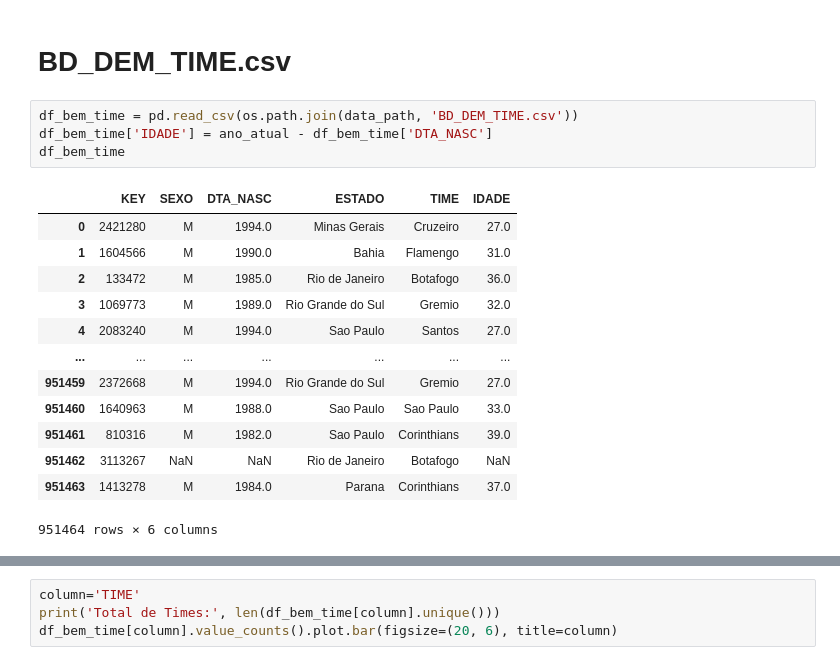
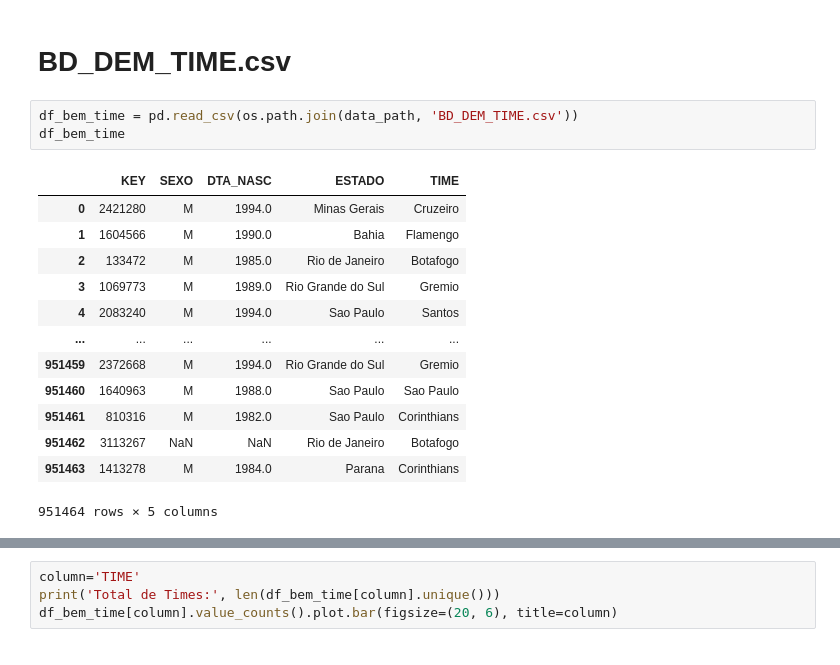
Before and after one commit to Eduardo1000/globo_case, a Jupyter notebook: AED.ipynb, the cells around one changed output, grey strips where cells are left out. Drawn from its saved outputs; the diff is of its cells as text.

```diff
--- a/AED.ipynb
+++ b/AED.ipynb
@@ -18,19 +20,18 @@ ano_antigo = 1900
 # BD_DEM_TIME.csv
 # %%
 df_bem_time = pd.read_csv(os.path.join(data_path, 'BD_DEM_TIME.csv'))
-df_bem_time['IDADE'] = ano_atual - df_bem_time['DTA_NASC']
 df_bem_time
 # %% [output]
-|  | KEY | SEXO | DTA_NASC | ESTADO | TIME | IDADE |
-| 0 | 2421280 | M | 1994.0 | Minas Gerais | Cruzeiro | 27.0 |
-| 1 | 1604566 | M | 1990.0 | Bahia | Flamengo | 31.0 |
-| 2 | 133472 | M | 1985.0 | Rio de Janeiro | Botafogo | 36.0 |
-| 3 | 1069773 | M | 1989.0 | Rio Grande do Sul | Gremio | 32.0 |
-| 4 | 2083240 | M | 1994.0 | Sao Paulo | Santos | 27.0 |
-| ... | ... | ... | ... | ... | ... | ... |
-| 951459 | 2372668 | M | 1994.0 | Rio Grande do Sul | Gremio | 27.0 |
-| 951460 | 1640963 | M | 1988.0 | Sao Paulo | Sao Paulo | 33.0 |
-| 951461 | 810316 | M | 1982.0 | Sao Paulo | Corinthians | 39.0 |
-| 951462 | 3113267 | NaN | NaN | Rio de Janeiro | Botafogo | NaN |
-| 951463 | 1413278 | M | 1984.0 | Parana | Corinthians | 37.0 |
+|  | KEY | SEXO | DTA_NASC | ESTADO | TIME |
+| 0 | 2421280 | M | 1994.0 | Minas Gerais | Cruzeiro |
+| 1 | 1604566 | M | 1990.0 | Bahia | Flamengo |
+| 2 | 133472 | M | 1985.0 | Rio de Janeiro | Botafogo |
+| 3 | 1069773 | M | 1989.0 | Rio Grande do Sul | Gremio |
+| 4 | 2083240 | M | 1994.0 | Sao Paulo | Santos |
+| ... | ... | ... | ... | ... | ... |
+| 951459 | 2372668 | M | 1994.0 | Rio Grande do Sul | Gremio |
+| 951460 | 1640963 | M | 1988.0 | Sao Paulo | Sao Paulo |
+| 951461 | 810316 | M | 1982.0 | Sao Paulo | Corinthians |
+| 951462 | 3113267 | NaN | NaN | Rio de Janeiro | Botafogo |
+| 951463 | 1413278 | M | 1984.0 | Parana | Corinthians |
-951464 rows × 6 columns
+951464 rows × 5 columns
```
Also changed, not shown: parts of 74 cells of this notebook, 2 other files.
